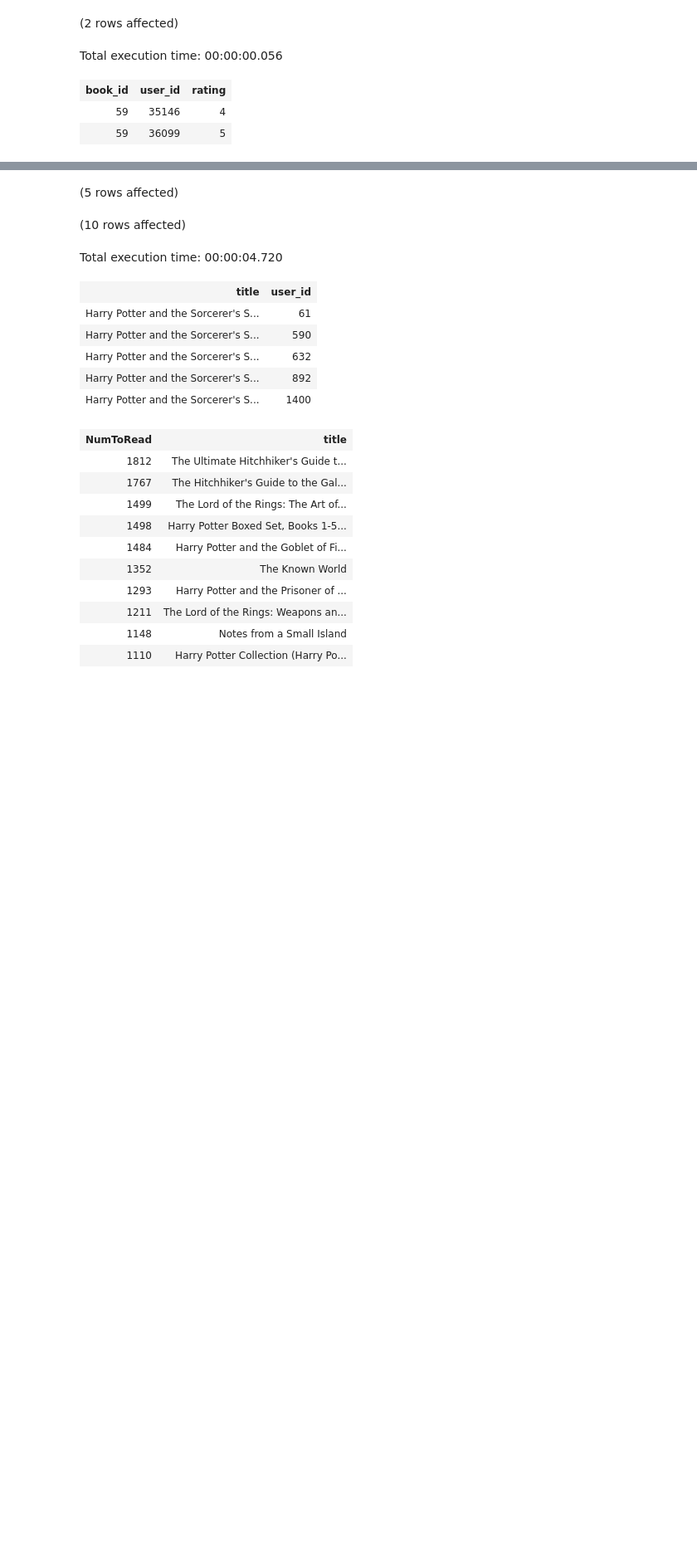
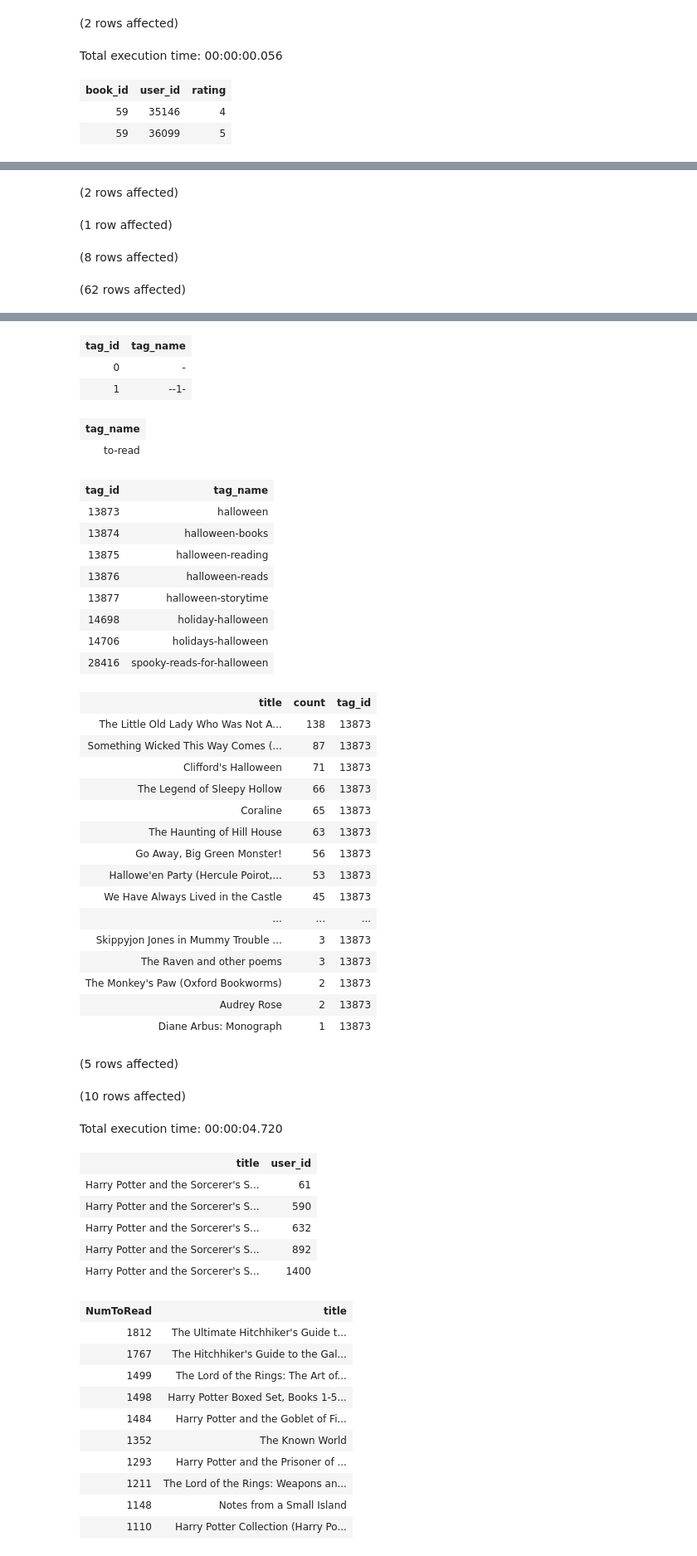
Before and after one commit to yayasanya/SQL-Part-3-Exercises, a Jupyter notebook: SQL-Part-3-Exercises/Notebook-1.ipynb, the cells around one changed output, grey strips where cells are left out. Shown: that part at 83% size. Cells and saved outputs as stored; diff of their text form; code cells hidden in the pictures; blank space fills up the shorter version.

```diff
--- a/SQL-Part-3-Exercises/Notebook-1.ipynb
+++ b/SQL-Part-3-Exercises/Notebook-1.ipynb
@@ -115,0 +71,40 @@ Total execution time: 00:00:00.134
+# %%
+SELECT TOP 2 *
+FROM BooksDB.dbo.tags;
+-- tag_id, tag_name
+
+-- what is the most popular tag for the Alchemist?
+-- ANS: to-read (seriously?!?)
+SELECT tag_name
+FROM BooksDB.dbo.tags
+WHERE tag_id = 30574;
+
+-- have students search for a tag and find the title using their tag (if more than one, pick favorite tag option)
+-- tag suggestions:
+    -- %baking% 22 tags
+    -- %coding%% 1 tag
+    -- %giraffes%% 2 tags
+    -- %halloween% 8 tags
+    -- %fiction% 826 tags
+    -- %nonfiction% 103 tags
+    -- %philosophy% 94 tags
+
+SELECT *
+FROM BooksDB.dbo.tags
+WHERE tag_name LIKE '%halloween%'
+-- i like the 'halloween-storytime' tag: 13877
+
+SELECT b.title, bt.[count], bt.tag_id
+FROM BooksDB.dbo.books AS b
+INNER JOIN BooksDB.dbo.book_tags AS bt
+ON bt.goodreads_book_id = b.best_book_id
+-- WHERE bt.tag_id = 13877; --(halloween-storytime)
+-- The Little Old Lady Who Was Not Afraid of Anything
+WHERE bt.tag_id = 13873 --(halloween)
+ORDER BY bt.[count] DESC;
+-- The Little Old Lady Who Was Not Afraid of Anything (63 tags)
+# %% [output]
+(2 rows affected)
+(1 row affected)
+(8 rows affected)
+(62 rows affected)
@@ -116,3 +112,33 @@ Total execution time: 00:00:00.134
+| tag_id | tag_name |
+| 0 | - |
+| 1 | --1- |
+| tag_name |
+| to-read |
+| tag_id | tag_name |
+| 13873 | halloween |
+| 13874 | halloween-books |
+| 13875 | halloween-reading |
+| 13876 | halloween-reads |
+| 13877 | halloween-storytime |
+| 14698 | holiday-halloween |
+| 14706 | holidays-halloween |
+| 28416 | spooky-reads-for-halloween |
+| title | count | tag_id |
+| The Little Old Lady Who Was Not A... | 138 | 13873 |
+| Something Wicked This Way Comes (... | 87 | 13873 |
+| Clifford's Halloween | 71 | 13873 |
+| The Legend of Sleepy Hollow | 66 | 13873 |
+| Coraline | 65 | 13873 |
+| The Haunting of Hill House | 63 | 13873 |
+| Go Away, Big Green Monster! | 56 | 13873 |
+| Hallowe'en Party (Hercule Poirot,... | 53 | 13873 |
+| We Have Always Lived in the Castle | 45 | 13873 |
+| ... | ... | ... |
+| Skippyjon Jones in Mummy Trouble ... | 3 | 13873 |
+| The Raven and other poems | 3 | 13873 |
+| The Monkey's Paw (Oxford Bookworms) | 2 | 13873 |
+| Audrey Rose | 2 | 13873 |
+| Diane Arbus: Monograph | 1 | 13873 |
 # %%
 -- joining the to read table with the book table
 -- currently looking at how many users want read what title
```
Also changed, not shown: parts of 3 cells of this notebook.
